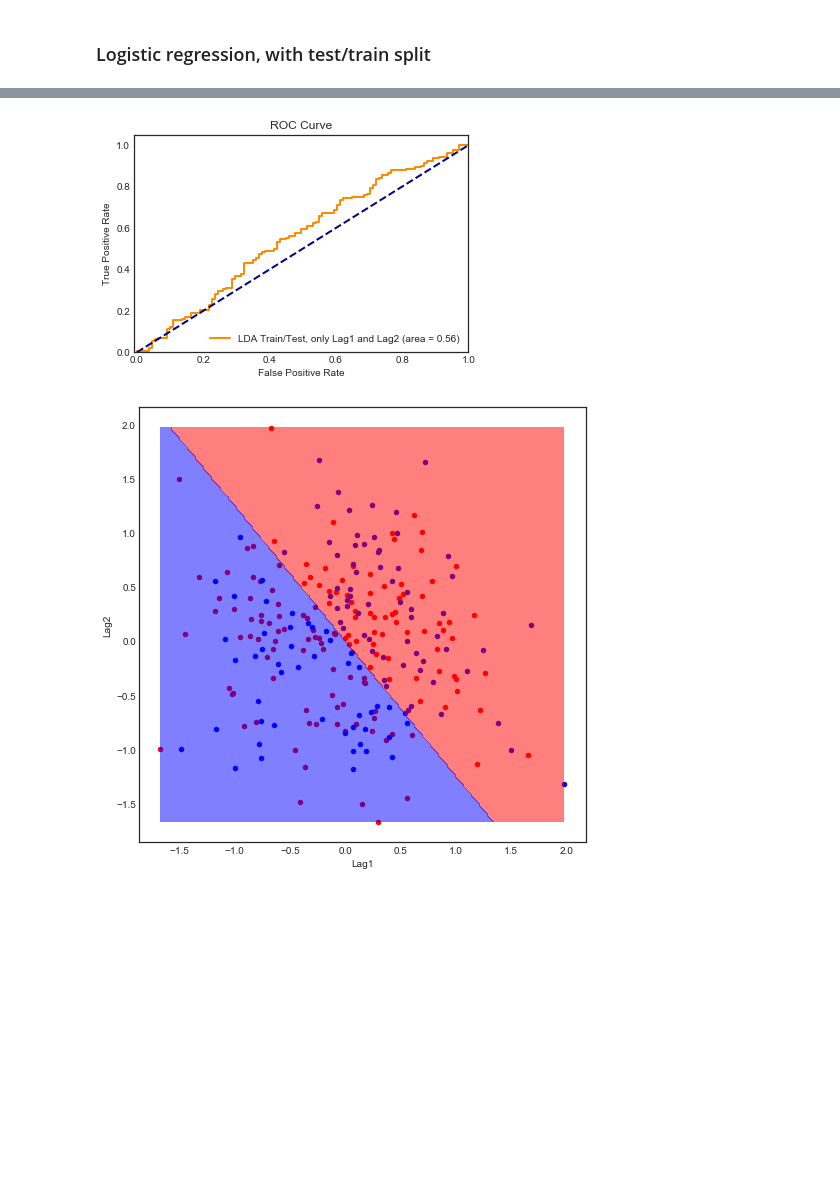
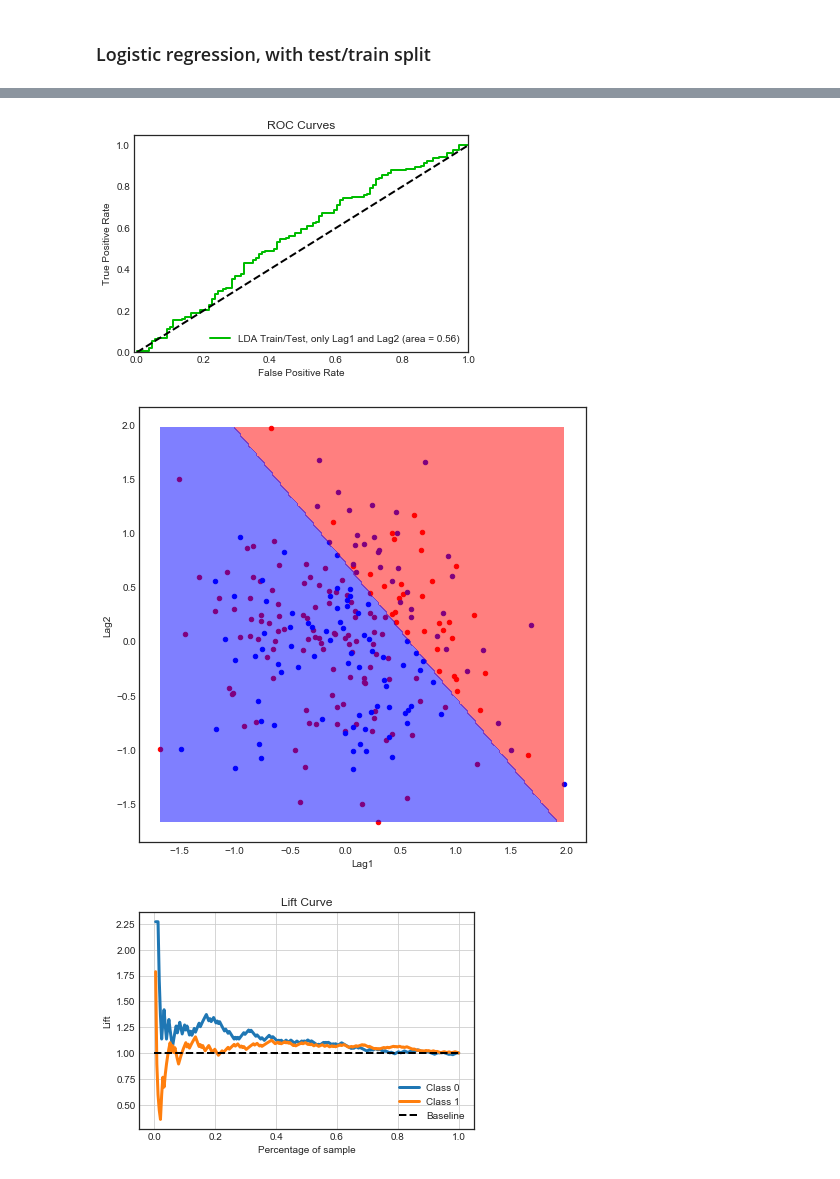
Before and after one commit to pedvide/ISLR_Python, a Jupyter notebook: Chapter4_classification.ipynb, the cells around one changed output, grey strips where cells are left out. Saved outputs shown, nothing was run; the diff lists cells and outputs as text; code cells hidden in the pictures; blank space fills up the shorter version.

```diff
--- a/Chapter4_classification.ipynb
+++ b/Chapter4_classification.ipynb
@@ -469,26 +458,20 @@ def print_classification_statistics(model, X_test, y_test, labels=None):
     print(classification_report(y_test, y_pred, target_names=['Down', 'Up'], digits=3))
     cm = confusion_matrix(y_test, y_pred)
     cm = cm.astype('float')/cm.sum(axis=1)[:, np.newaxis]
-    df_cm = pd.DataFrame(cm, columns=['Predicted True', 'Predicted False'],
-                         index=['Real True', 'Real False'])
+    df_cm = pd.DataFrame(cm, columns=pd.MultiIndex.from_product([['Predicted'],['True', 'False']]),
+                         index=pd.MultiIndex.from_product([['Real'],['True', 'False']]))
     print('Confusion Matrix:')
     print(df_cm)
     print()
 def plot_ROC(model, X_test, y_test, label=None):
     y_prob = model.predict_proba(X_test)
-    fpr, tpr, _ = roc_curve(y_test, y_prob[:,1])
-    roc_auc = auc(fpr, tpr)
-
-    fig = plt.figure()
-    ax = fig.subplots(1,1)
-    ax.plot(fpr, tpr, color='darkorange', lw=2, label=f'{label} (area = {roc_auc:1.2})')
-    ax.plot([0, 1], [0, 1], color='navy', lw=2, linestyle='--')
+    ax = skplt.metrics.plot_roc(y_test, y_prob, plot_micro=False, plot_macro=False, classes_to_plot=[1])
     ax.set_xlim([-0.01, 1.0])
     ax.set_ylim([0.0, 1.05])
-    ax.set_xlabel('False Positive Rate')
-    ax.set_ylabel('True Positive Rate')
-    ax.set_title('ROC Curve')
-    ax.legend(loc="lower right")
+
+    handles, labels = ax.get_legend_handles_labels()
+    labels[0] = labels[0].replace('ROC curve of class 1', label)
+    ax.legend(handles, labels, loc="lower right")
 def print_OLS_error_table(model, X_train, y_train):
     params = np.append(model.intercept_, model.coef_)
     predictions = model.predict(X_train)
@@ -606,18 +591,18 @@ Real False        0.687943         0.312057
 # %%
 # use only Lag1 and Lag2
-X_train = X_train[['Lag1','Lag2']]
-X_test = X_test[['Lag1','Lag2']]
+X_train2 = X_train[['Lag1','Lag2']]
+X_test2 = X_test[['Lag1','Lag2']]
 # %%
 lda = LinearDiscriminantAnalysis()
-lda.fit(X_train, y_train)
+lda.fit(X_train2, y_train)
 print('Prior probabilities of groups: ')
 print(pd.DataFrame(data=lda.priors_.reshape((1,2)), columns=['Down', 'Up'], index=['']))
 print()
 print('Group means: ')
-print(pd.DataFrame(data=lda.means_, columns=X_train.columns, index=['Down', 'Up']))
+print(pd.DataFrame(data=lda.means_, columns=X_train2.columns, index=['Down', 'Up']))
 print()
 print('Coefficients of linear discriminant: ')
-print(pd.DataFrame(data=lda.scalings_, columns=['LDA1'], index=X_train.columns))
+print(pd.DataFrame(data=lda.scalings_, columns=['LDA'], index=X_train2.columns))
 print()
 # %% [output]
 Prior probabilities of groups:
@@ -634,9 +619,10 @@ Coefficients of linear discriminant:
 Lag1 -0.642019
 Lag2 -0.513529
 # %%
-print_classification_statistics(lda, X_test, y_test, labels=['Down', 'Up'])
-plot_ROC(lda, X_test, y_test, label='LDA Train/Test, only Lag1 and Lag2')
-plot_LDA(lda, X_test, y_test)
+print_classification_statistics(lda, X_test2, y_test, labels=['Down', 'Up'])
+plot_ROC(lda, X_test2, y_test, label='LDA Train/Test, only Lag1 and Lag2')
+plot_classification(lda, X_test2, y_test)
+skplt.metrics.plot_lift_curve(y_test, lda.predict_proba(X_test2));
 # %% [output]
 Classification Report:
              precision    recall  f1-score   support
@@ -653,2 +640,3 @@ Real False        0.248227         0.751773
-[figure, old version]
+[figure, new version]
-[figure, old version]
+[figure, new version]
+[figure, added]
```
Also changed, not shown: parts of 15 cells of this notebook.
